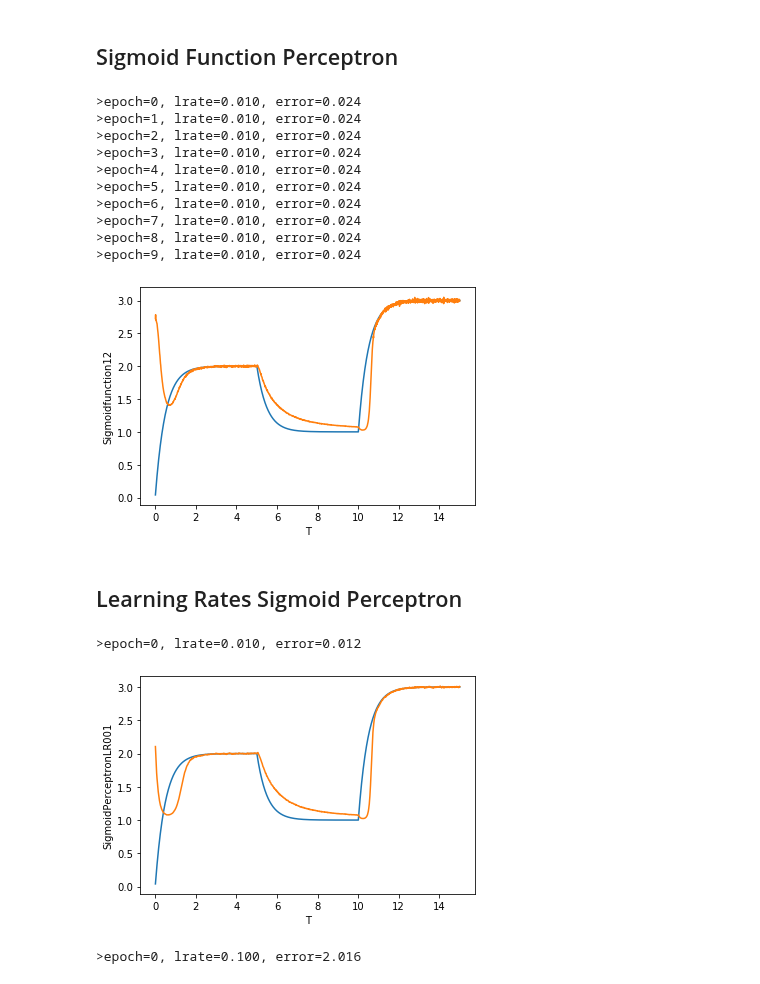
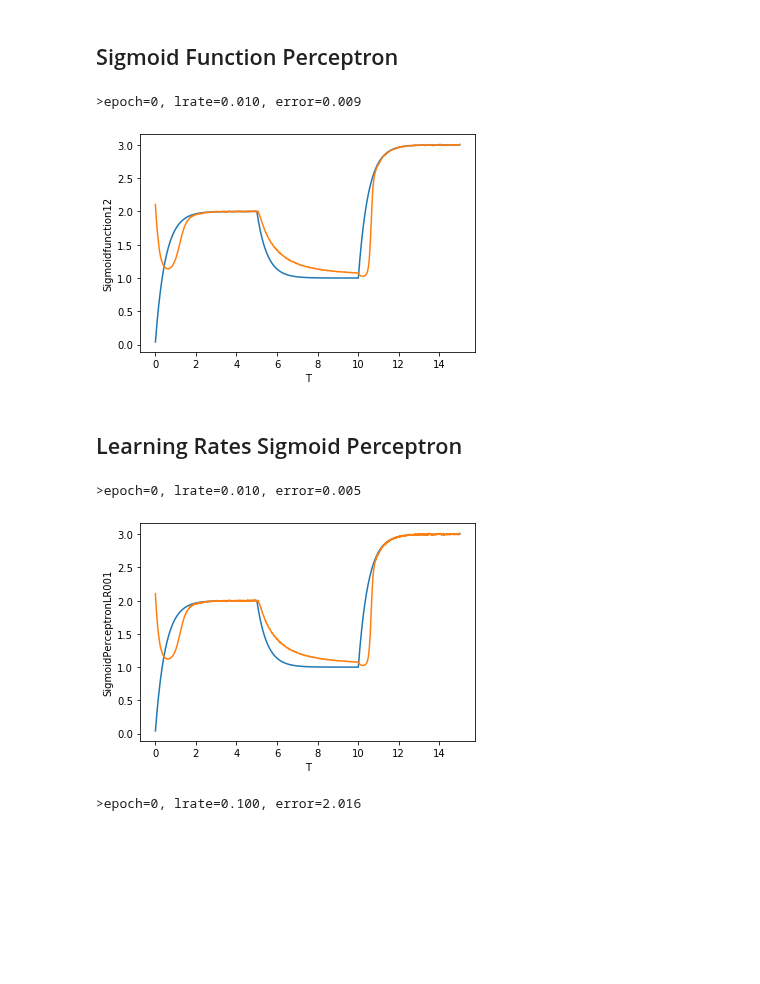
Before and after one commit to JamesDun2866/Computational-Science, a Jupyter notebook: Computational Science.ipynb, the cells around one changed output. Saved outputs shown, nothing was run; the diff lists cells and outputs as text; code cells hidden in the pictures; blank space fills up the shorter version.

```diff
--- a/Computational Science.ipynb
+++ b/Computational Science.ipynb
@@ -572,22 +572,13 @@ def predict3(noise2,weights2):
     return activation2, net_sum
 # %%
 x12 = Tuple_converter(df1['xNoise'])
-Sigmoidfunction2,tttt = train_weights_sigmoid(x12,0.01,10)
+Sigmoidfunction2,tttt = train_weights_sigmoid(x12,0.01,1)
 df1['Sigmoidfunction12'] = Sigmoidfunction2
 t = sns.lineplot(x="T", y="X", data=df1)  #plot actual
 t2 = sns.lineplot(x="T", y="Sigmoidfunction12", data=df1) #plot predicted
 # %% [output]
->epoch=0, lrate=0.010, error=0.024
->epoch=1, lrate=0.010, error=0.024
->epoch=2, lrate=0.010, error=0.024
->epoch=3, lrate=0.010, error=0.024
->epoch=4, lrate=0.010, error=0.024
->epoch=5, lrate=0.010, error=0.024
->epoch=6, lrate=0.010, error=0.024
->epoch=7, lrate=0.010, error=0.024
->epoch=8, lrate=0.010, error=0.024
->epoch=9, lrate=0.010, error=0.024
+>epoch=0, lrate=0.010, error=0.009
-[figure, old version]
+[figure, new version]
 # %% [markdown]
 ## Learning Rates Sigmoid Perceptron
 # %%
@@ -597,7 +588,7 @@ df1['SigmoidPerceptronLR001'] = SigmoidPerceptronLR001 # add learning rate 0.01
 Noiseplt = sns.lineplot(x="T", y="X", data=df1)  # plot actual
 Stepplt = sns.lineplot(x="T", y="SigmoidPerceptronLR001", data=df1) #plot predicted
 # %% [output]
->epoch=0, lrate=0.010, error=0.012
+>epoch=0, lrate=0.010, error=0.005
 [figure]
 # %%
 xLR01 = Tuple_converter(df1['xNoise'])
```
